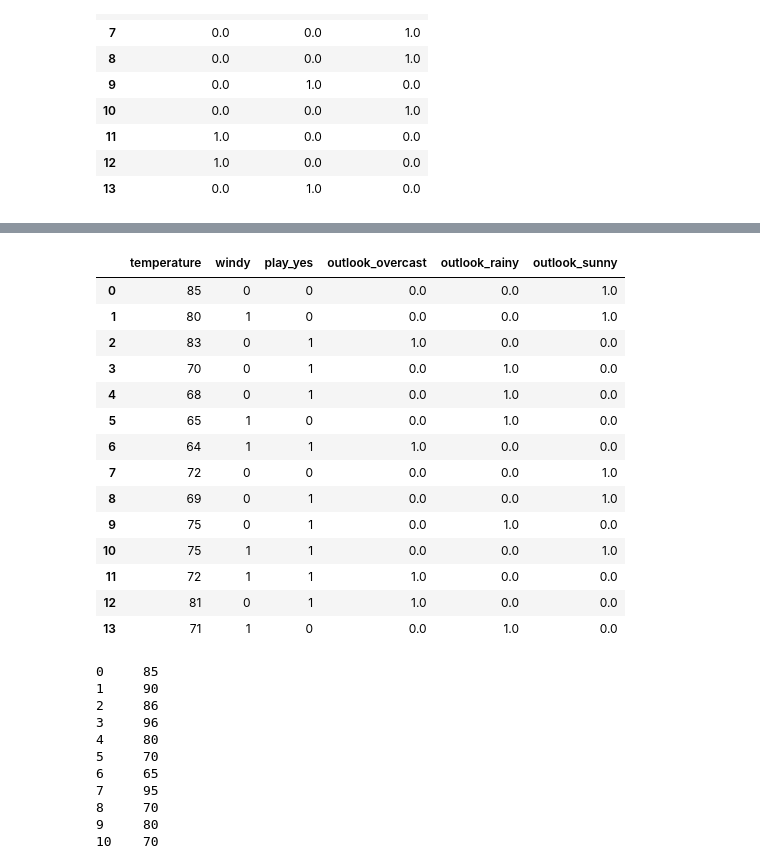
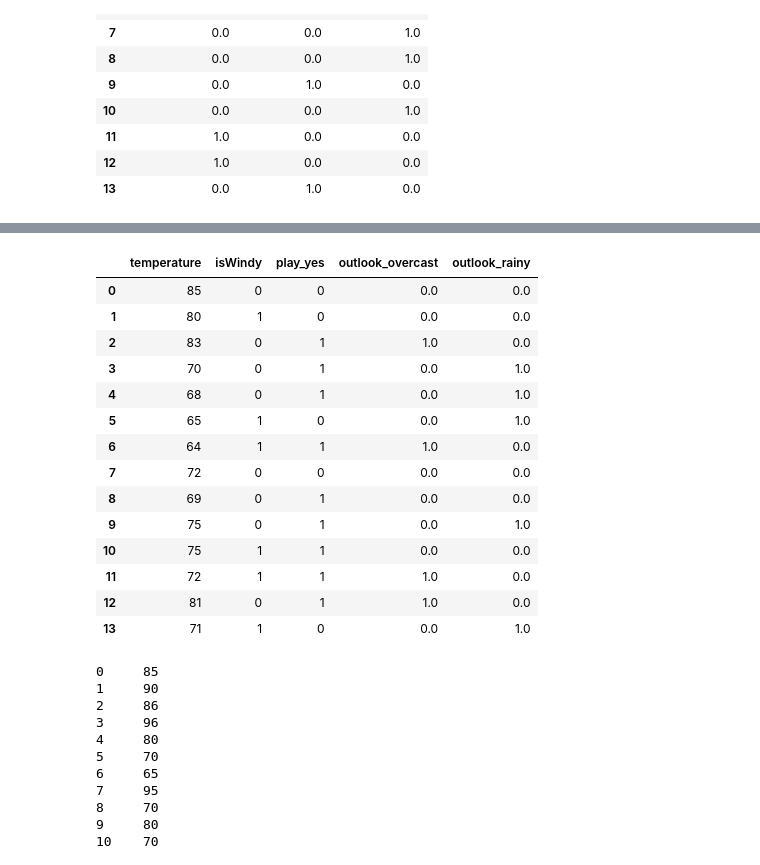
Before and after one commit to sila-ozyurt/MachineLearningConcepts, a Jupyter notebook: MachineLearningConcepts/RegressionAlgorithms/BackwardElimination/Assignment1.ipynb, the cells around one changed output, grey strips where cells are left out. Drawn from its saved outputs; the diff is of its cells as text; code cells hidden in the pictures.

```diff
--- a/MachineLearningConcepts/RegressionAlgorithms/BackwardElimination/Assignment1.ipynb
+++ b/MachineLearningConcepts/RegressionAlgorithms/BackwardElimination/Assignment1.ipynb
@@ -64,6 +74,6 @@ ohe_transform
 # %%
 #eliminate dummy variables and concat
 
-df=pd.concat([df,ohe_transform],axis=1).drop(columns=["outlook"])
+df=pd.concat([df,encoded_data],axis=1).drop(columns=["outlook","outlook_sunny"])
 df
 # %% [output]
@@ -122,7 +94,0 @@ df
-# %%
-#lets encode 'play' column
-#it is also nominal categorical column but binary meanwhile
-#so labelencoder will be useful
-
-df["play"]=le.fit_transform(df[["play"]])
-df
@@ -144,0 +95,12 @@ df
+# %%
+#encode windy column, it is again nominal categorical but values will be binary 0 and 1
+#so one hot encoder doesn't provide us any advantage
+
+from sklearn.preprocessing import LabelEncoder
+
+le=LabelEncoder()
+
+columns=["windy","play"]
+
+df[columns]=df[columns].apply(lambda col:le.fit_transform(col))
+df
@@ -145,4 +123,4 @@ df
 # %%
-df=df.rename(columns={"play":"play_yes"})
+df=df.rename(columns={"play":"play_yes","windy":"isWindy"})
 df
 # %% [output]
@@ -164,24 +142,23 @@ df
 # %%
 #x
-
-x=df.iloc[:,[0,2,3,4,5,6]]
+x=df.iloc[:,[0,2,3,4,5]]
 x
 # %% [output]
-|  | temperature | windy | play_yes | outlook_overcast | outlook_rainy | outlook_sunny |
-| 0 | 85 | 0 | 0 | 0.0 | 0.0 | 1.0 |
-| 1 | 80 | 1 | 0 | 0.0 | 0.0 | 1.0 |
-| 2 | 83 | 0 | 1 | 1.0 | 0.0 | 0.0 |
-| 3 | 70 | 0 | 1 | 0.0 | 1.0 | 0.0 |
-| 4 | 68 | 0 | 1 | 0.0 | 1.0 | 0.0 |
-| 5 | 65 | 1 | 0 | 0.0 | 1.0 | 0.0 |
-| 6 | 64 | 1 | 1 | 1.0 | 0.0 | 0.0 |
-| 7 | 72 | 0 | 0 | 0.0 | 0.0 | 1.0 |
-| 8 | 69 | 0 | 1 | 0.0 | 0.0 | 1.0 |
-| 9 | 75 | 0 | 1 | 0.0 | 1.0 | 0.0 |
-| 10 | 75 | 1 | 1 | 0.0 | 0.0 | 1.0 |
-| 11 | 72 | 1 | 1 | 1.0 | 0.0 | 0.0 |
-| 12 | 81 | 0 | 1 | 1.0 | 0.0 | 0.0 |
-| 13 | 71 | 1 | 0 | 0.0 | 1.0 | 0.0 |
+|  | temperature | isWindy | play_yes | outlook_overcast | outlook_rainy |
+| 0 | 85 | 0 | 0 | 0.0 | 0.0 |
+| 1 | 80 | 1 | 0 | 0.0 | 0.0 |
+| 2 | 83 | 0 | 1 | 1.0 | 0.0 |
+| 3 | 70 | 0 | 1 | 0.0 | 1.0 |
+| 4 | 68 | 0 | 1 | 0.0 | 1.0 |
+| 5 | 65 | 1 | 0 | 0.0 | 1.0 |
+| 6 | 64 | 1 | 1 | 1.0 | 0.0 |
+| 7 | 72 | 0 | 0 | 0.0 | 0.0 |
+| 8 | 69 | 0 | 1 | 0.0 | 0.0 |
+| 9 | 75 | 0 | 1 | 0.0 | 1.0 |
+| 10 | 75 | 1 | 1 | 0.0 | 0.0 |
+| 11 | 72 | 1 | 1 | 1.0 | 0.0 |
+| 12 | 81 | 0 | 1 | 1.0 | 0.0 |
+| 13 | 71 | 1 | 0 | 0.0 | 1.0 |
 # %%
 #y humidity
 
```
Also changed, not shown: parts of 26 cells of this notebook, 22 other files.
